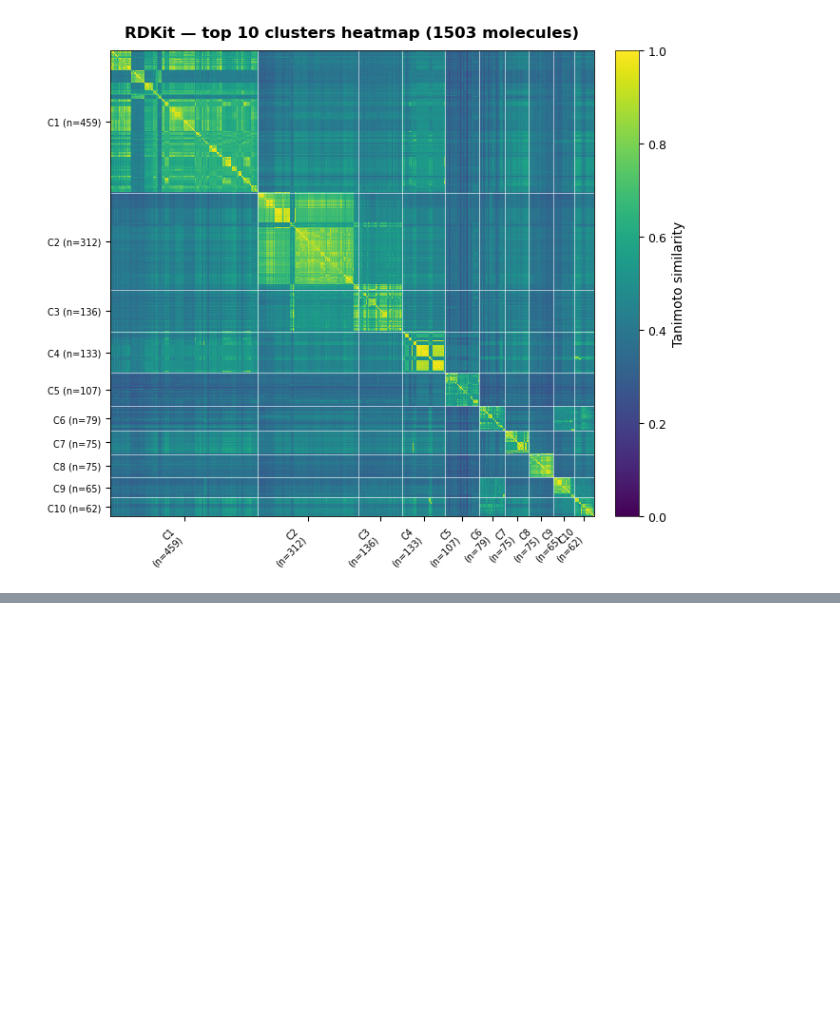
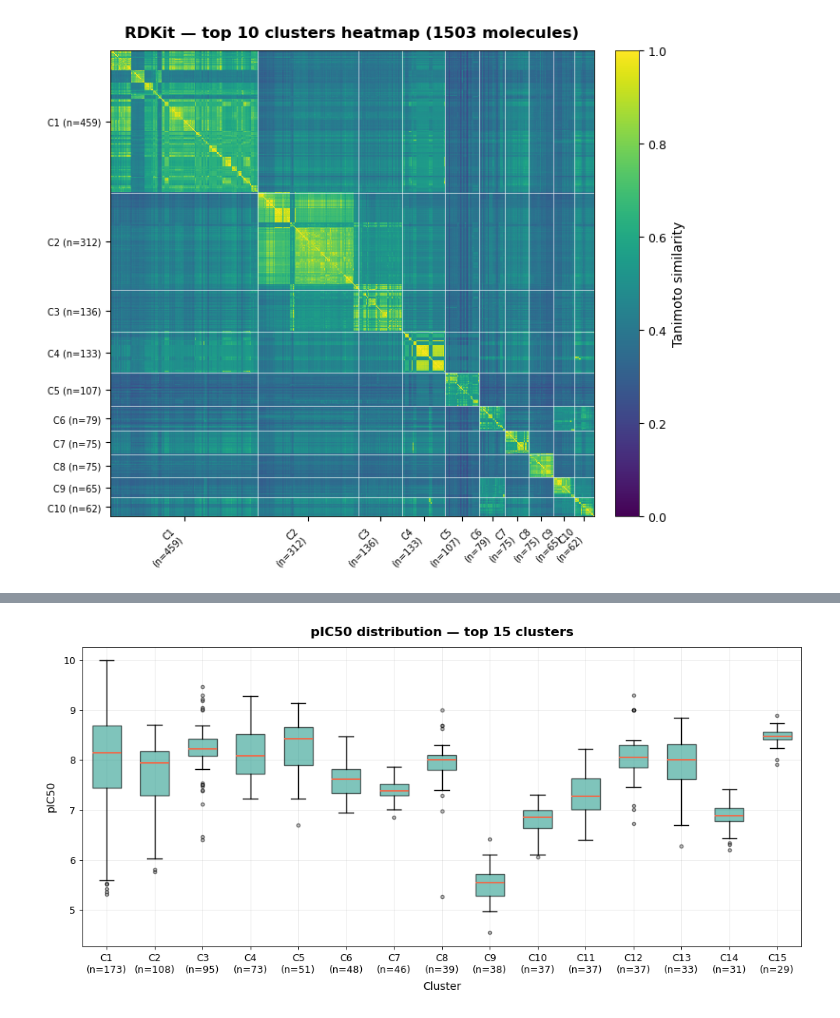
Before and after one commit to stanuch/TaniMol, a Jupyter notebook: notebooks/06_visualization.ipynb, the cells around one changed output, grey strips where cells are left out. Saved outputs shown, nothing was run; the diff lists cells and outputs as text; code cells hidden in the pictures; blank space fills up the shorter version.

Commit message:
feat: add activity-focused plots to visualization module

```diff
--- a/notebooks/06_visualization.ipynb
+++ b/notebooks/06_visualization.ipynb
@@ -10,7 +10,16 @@ Three complementary plots are generated *(for now)* for each fingerprint type (M
 # %%
 from src.config import PROCESSED_DIR
-from src.visualization import plot_similarity_distribution, plot_cluster_size_distribution, plot_top_clusters_heatmap
+from src.visualization import (
+    plot_similarity_distribution, plot_cluster_size_distribution,
+    plot_top_clusters_heatmap, plot_cluster_activity_boxplots,
+    plot_activity_cliff_scatter, plot_sali_distribution,
+    plot_similarity_activity_density,
+)
+from src.activity_analysis import sali, similarity_activity_correlation
+import pandas as pd
+import numpy as np
 import pickle
+
 
 with open(f"{PROCESSED_DIR}/clustering_results.pkl", "rb") as f:
     results = pickle.load(f)
@@ -26,6 +35,13 @@ maccs_singletons = results["maccs"]["singletons"]
 rdkit_sim_matrix = results["rdkit"]["similarity_matrix"]
 rdkit_clusters = results["rdkit"]["clusters"]
 rdkit_singletons = results["rdkit"]["singletons"]
+
+df = pd.read_csv(f"{PROCESSED_DIR}/cleaned_activities.csv")
+pic50 = df["pchembl_value"].values
+delta_pic50 = np.abs(pic50[:, None] - pic50[None, :])
+
+_, sali_values = sali(morgan_sim_matrix, delta_pic50)
+rho, p_value = similarity_activity_correlation(morgan_sim_matrix, delta_pic50)
 # %% [markdown]
 ### **A. Pairwise Tanimoto Similarity Distribution**
 
@@ -97,0 +123,4 @@ plot_top_clusters_heatmap(rdkit_sim_matrix, rdkit_clusters, name="RDKit", top_n=
+# %%
+plot_cluster_activity_boxplots(morgan_clusters, pic50, top_n=15)
+# %% [output]
+[figure, added]
```
Also changed, not shown: parts of 11 cells of this notebook.
